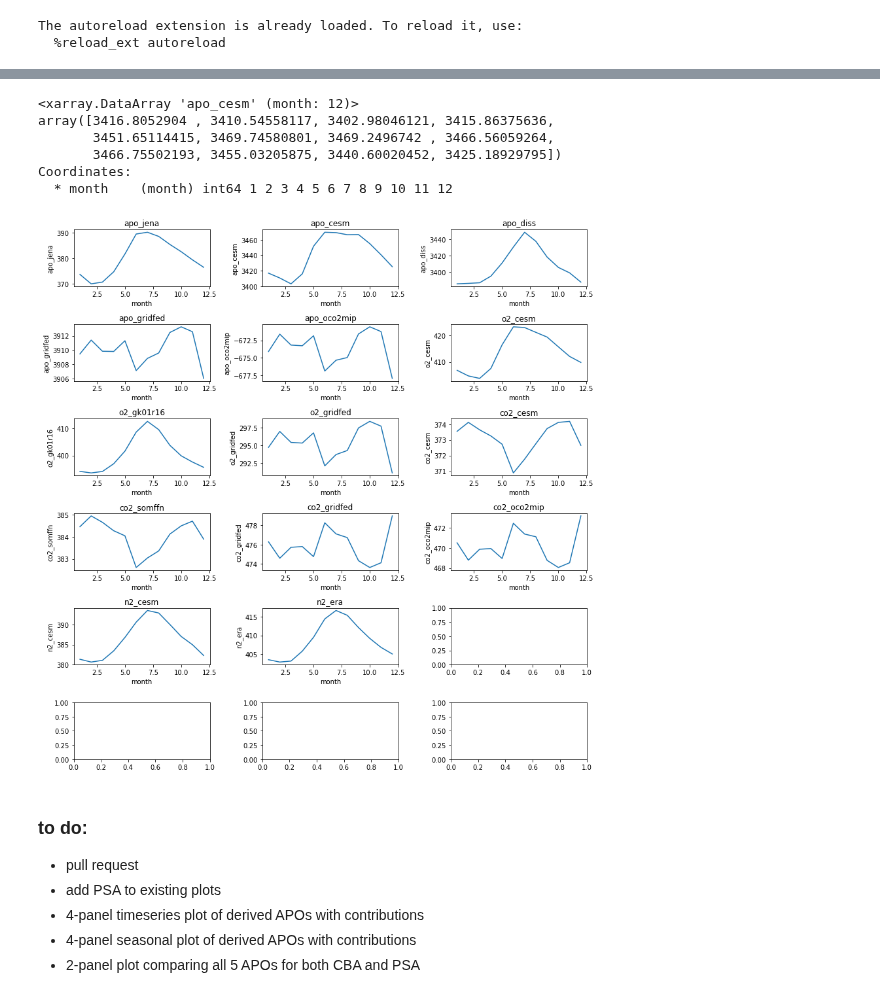
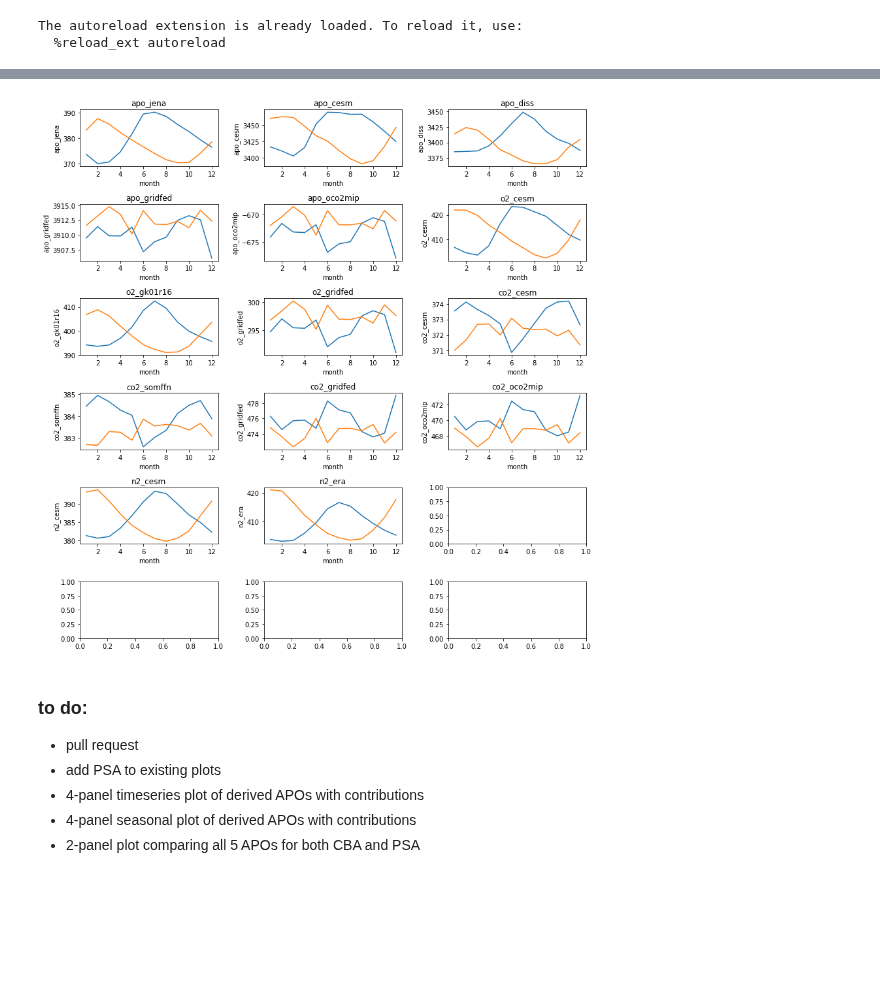
Before and after one commit to matt-long/sno-analysis, a Jupyter notebook: notebooks/quick-look-miroc.ipynb, the cells around one changed output, grey strips where cells are left out. Saved outputs shown, nothing was run; the diff lists cells and outputs as text; code cells hidden in the pictures; blank space fills up the shorter version.

```diff
--- a/notebooks/quick-look-miroc.ipynb
+++ b/notebooks/quick-look-miroc.ipynb
@@ -93,6 +116,31 @@ df['apo_oco2mip'] = util.compute_apo (
     co2=df['co2_oco2mip'],
     n2=0.0
 )
+
+# kluge - need to make station name dynamic and allow any number of stations
+df2['apo_cesm'] = util.compute_apo (
+    o2=df2['o2_cesm'],
+    co2=df2['co2_cesm'],
+    n2=df2['n2_cesm']
+)
+
+df2['apo_diss'] = util.compute_apo (
+    o2=df2['o2_gk01r16'],
+    co2=df2['co2_somffn'],
+    n2=df2['n2_era']
+)
+
+df2['apo_gridfed'] = util.compute_apo (
+    o2=df2['o2_gridfed'],
+    co2=df2['co2_gridfed'],
+    n2=0.0
+)
+
+df2['apo_oco2mip'] = util.compute_apo (
+    o2=df2['co2_oco2mip'] * -1.4,
+    co2=df2['co2_oco2mip'],
+    n2=0.0
+)
 # %%
 sno_vars = [
     'apo_jena',
@@ -121,6 +169,7 @@ for n, v in enumerate(sno_vars):
 
     ax = axs[ip, jp]
     df[v].plot(ax=ax)
+    df2[v].plot(ax=ax)
     ax.set_title(v)
 
 plt.tight_layout();
@@ -155,34 +182,32 @@ Data variables: (12/27)
-# %%
-ds_seas=ds.groupby('time.month').mean('time')
-ds_seas['apo_cesm']
-# %% [output]
-<xarray.DataArray 'apo_cesm' (month: 12)>
-array([3416.8052904 , 3410.54558117, 3402.98046121, 3415.86375636,
-       3451.65114415, 3469.74580801, 3469.2496742 , 3466.56059264,
-       3466.75502193, 3455.03205875, 3440.60020452, 3425.18929795])
-Coordinates:
-  * month    (month) int64 1 2 3 4 5 6 7 8 9 10 11 12
 # %%
 # seasonal climatology
+ds = df.to_xarray()
 ds_seas=ds.groupby('time.month').mean('time')
 ds_seas['apo_cesm']
+
+# kluge - need to make station name dynamic and allow any number of stations
+ds2 = df2.to_xarray()
+ds2_seas=ds2.groupby('time.month').mean('time')
+ds2_seas['apo_cesm']
+
 
 fig, axs = plt.subplots(nrow, ncol, figsize=(12, 12), squeeze=False)
 
 for n, v in enumerate(sno_vars):
     ip, jp = np.unravel_index(n, axs.shape)
 
     ax = axs[ip, jp]
     ds_seas[v].plot(ax=ax)
+    ds2_seas[v].plot(ax=ax)
     ax.set_title(v)
 
 plt.tight_layout();
 
 for n in range(n+1, n_plots):
     ip, jp = np.unravel_index(n, (nrow, ncol))
     axs[ip, jp].remove()
 # %% [output]
-[figure, old version]
+[figure, new version]
 # %% [markdown]
 ### to do:
 - pull request
```
Also changed, not shown: parts of 4 cells of this notebook, 1 other file.
